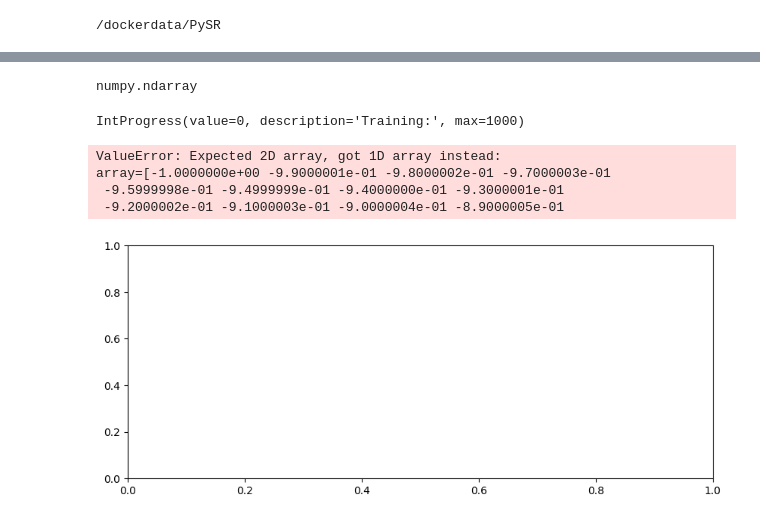
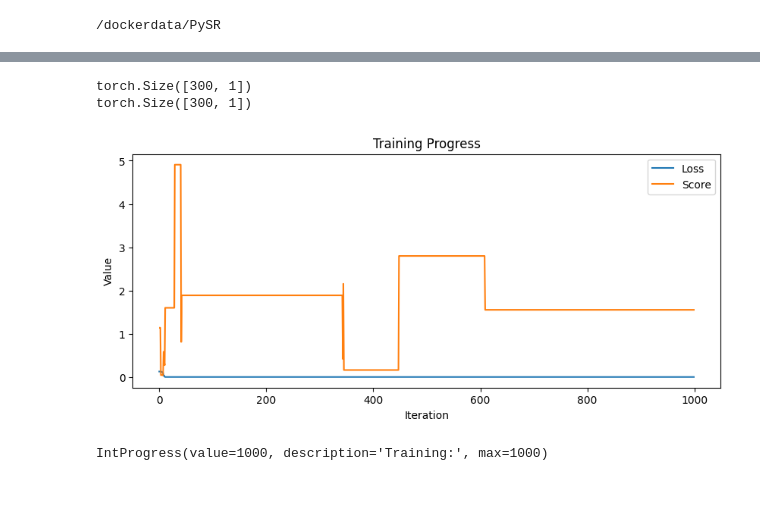
Before and after one commit to hzy24/PINN-PySR, a Jupyter notebook: 阻尼谐振荡器pinn+PySR.ipynb, the cells around one changed output, grey strips where cells are left out. Cells and saved outputs as stored; diff of their text form; code cells hidden in the pictures; blank space fills up the shorter version.

```diff
--- a/阻尼谐振荡器pinn+PySR.ipynb
+++ b/阻尼谐振荡器pinn+PySR.ipynb
@@ -239,9 +114,11 @@ import pandas as pd
 import matplotlib.pyplot as plt
 import numpy as np
 # %%
-type(U_pred)
+print(u.shape)
+print(t_test.shape)
 # %% [output]
-numpy.ndarray
+torch.Size([300, 1])
+torch.Size([300, 1])
 # %%
 import ipywidgets as widgets
 from IPython.display import display, clear_output
@@ -251,8 +128,8 @@ from pysr import PySRRegressor
 import pandas as pd
 
 # 准备数据
-X = xnumpy # PySR 需要二维数组作为输入
-y = U_pred.flatten()
+X = t_test.numpy().reshape(-1, 1)
+y = u.numpy().reshape(-1, 1)
 
 
 # 初始化模型
@@ -273,39 +150,35 @@ progress_bar = widgets.IntProgress(value=0, min=0, max=1000, step=1, description
 display(progress_bar)
 
 losses = []
 scores = []
 
 # 模拟的训练循环
 for i in range(1000):
     model.fit(X, y)
     best_equation = model.get_best()
     loss = best_equation['loss']
     score = best_equation['score']
     losses.append(loss)
     scores.append(score)
 
     # 更新图表
     ax.clear()
     ax.plot(losses, label='Loss')
     ax.plot(scores, label='Score')
     ax.legend()
     ax.set_xlabel('Iteration')
     ax.set_ylabel('Value')
     ax.set_title('Training Progress')
     plt.show()
 
     # 更新进度条
     progress_bar.value += 1
     clear_output(wait=True)
     display(fig)
     display(progress_bar)
 # %% [output]
+[figure, new version]
-IntProgress(value=0, description='Training:', max=1000)
+IntProgress(value=1000, description='Training:', max=1000)
-ValueError: Expected 2D array, got 1D array instead:
-array=[-1.0000000e+00 -9.9000001e-01 -9.8000002e-01 -9.7000003e-01
- -9.5999998e-01 -9.4999999e-01 -9.4000000e-01 -9.3000001e-01
- -9.2000002e-01 -9.1000003e-01 -9.0000004e-01 -8.9000005e-01
-[figure, old version]
 # %%
 # 获取最佳方程的 SymPy 表达式和 Python 函数
 best_equation_sympy = model.get_best()["equation"]
```
Also changed, not shown: parts of 6 cells of this notebook.
